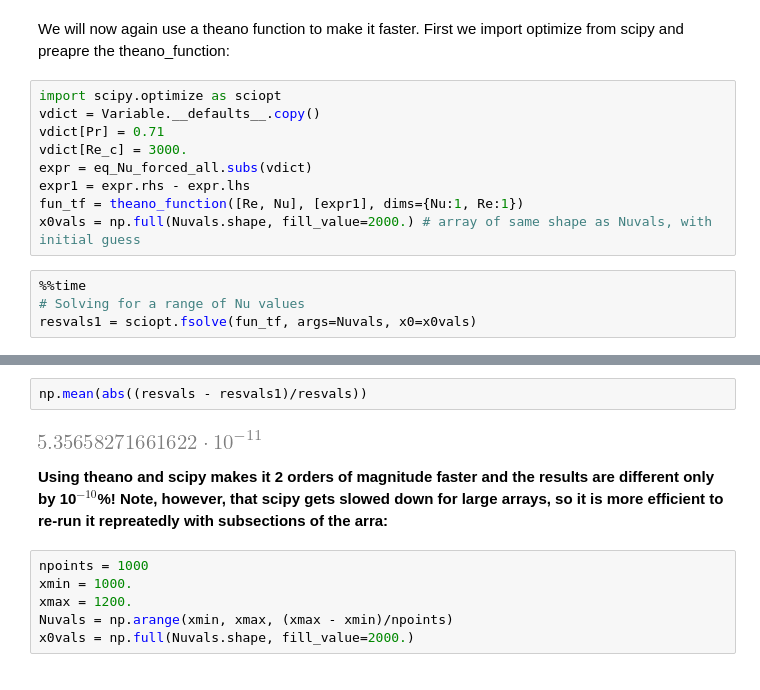
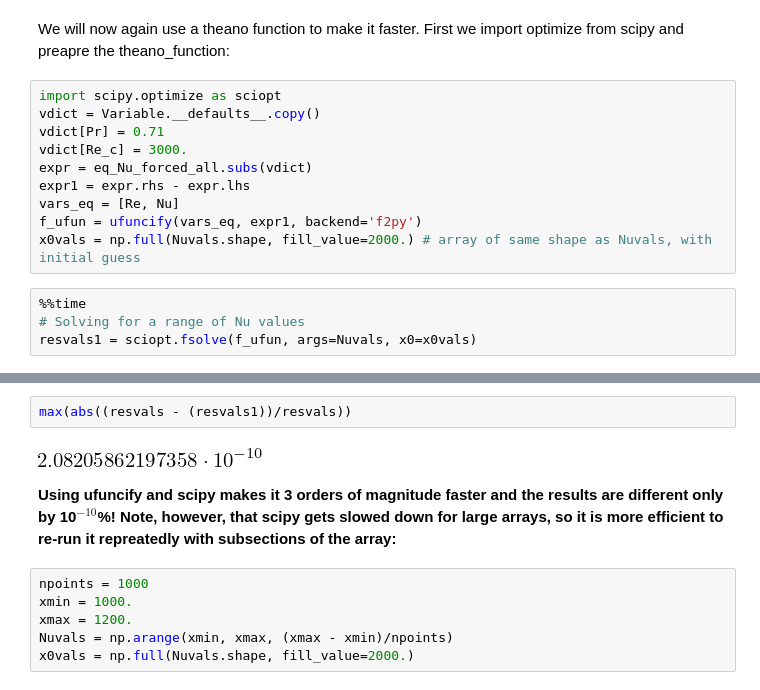
Before and after one commit to schymans/ESSM_jupyter_examples, a Jupyter notebook: api_documentation_master.ipynb, the cells around one changed output, grey strips where cells are left out. Cells and saved outputs as stored; diff of their text form.

Commit message:
Update notebooks, replace theano by ufuncify and add environment.yml

```diff
--- a/api_documentation_master.ipynb
+++ b/api_documentation_master.ipynb
@@ -924,10 +971,11 @@ vdict[Pr] = 0.71
 vdict[Re_c] = 3000.
 expr = eq_Nu_forced_all.subs(vdict)
 expr1 = expr.rhs - expr.lhs
-fun_tf = theano_function([Re, Nu], [expr1], dims={Nu:1, Re:1})
+vars_eq = [Re, Nu]
+f_ufun = ufuncify(vars_eq, expr1, backend='f2py')
 x0vals = np.full(Nuvals.shape, fill_value=2000.) # array of same shape as Nuvals, with initial guess
 # %%
 %%time
 # Solving for a range of Nu values
-resvals1 = sciopt.fsolve(fun_tf, args=Nuvals, x0=x0vals)
+resvals1 = sciopt.fsolve(f_ufun, args=Nuvals, x0=x0vals)
 # %% [output]
@@ -936,10 +984,10 @@ Wall time: 3.81 ms
 # %%
-np.mean(abs((resvals - resvals1)/resvals))
+max(abs((resvals - (resvals1))/resvals))
 # %% [output]
-[figure, old version]
+[figure, new version]
 # %% [markdown]
-**Using theano and scipy makes it 2 orders of magnitude faster and the results are different only by 10$^{-10}$%!**
-**Note, however, that scipy gets slowed down for large arrays, so it is more efficient to re-run it repreatedly with subsections of the arra:**
+**Using ufuncify and scipy makes it 3 orders of magnitude faster and the results are different only by 10$^{-10}$%!**
+**Note, however, that scipy gets slowed down for large arrays, so it is more efficient to re-run it repreatedly with subsections of the array:**
 # %%
 npoints = 1000
 xmin = 1000.
```
Also changed, not shown: parts of 43 cells of this notebook, 4 other files.
